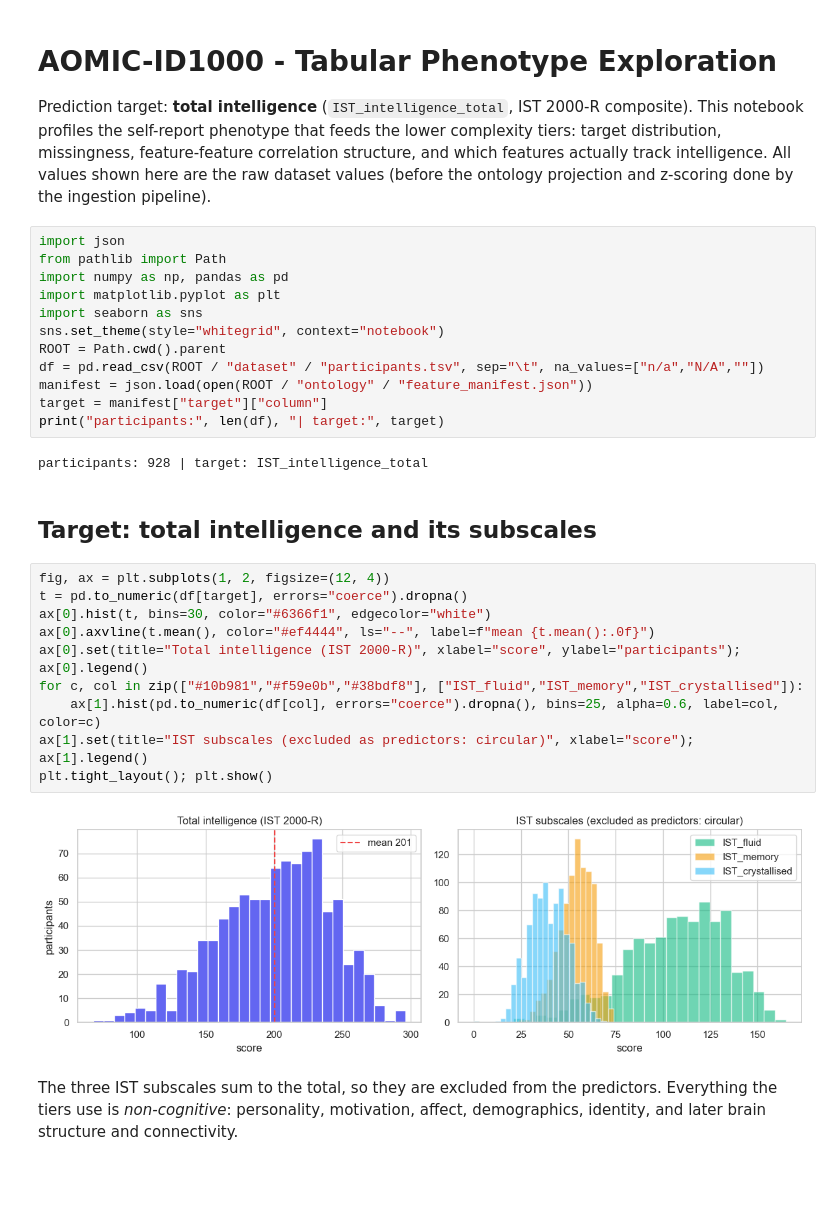
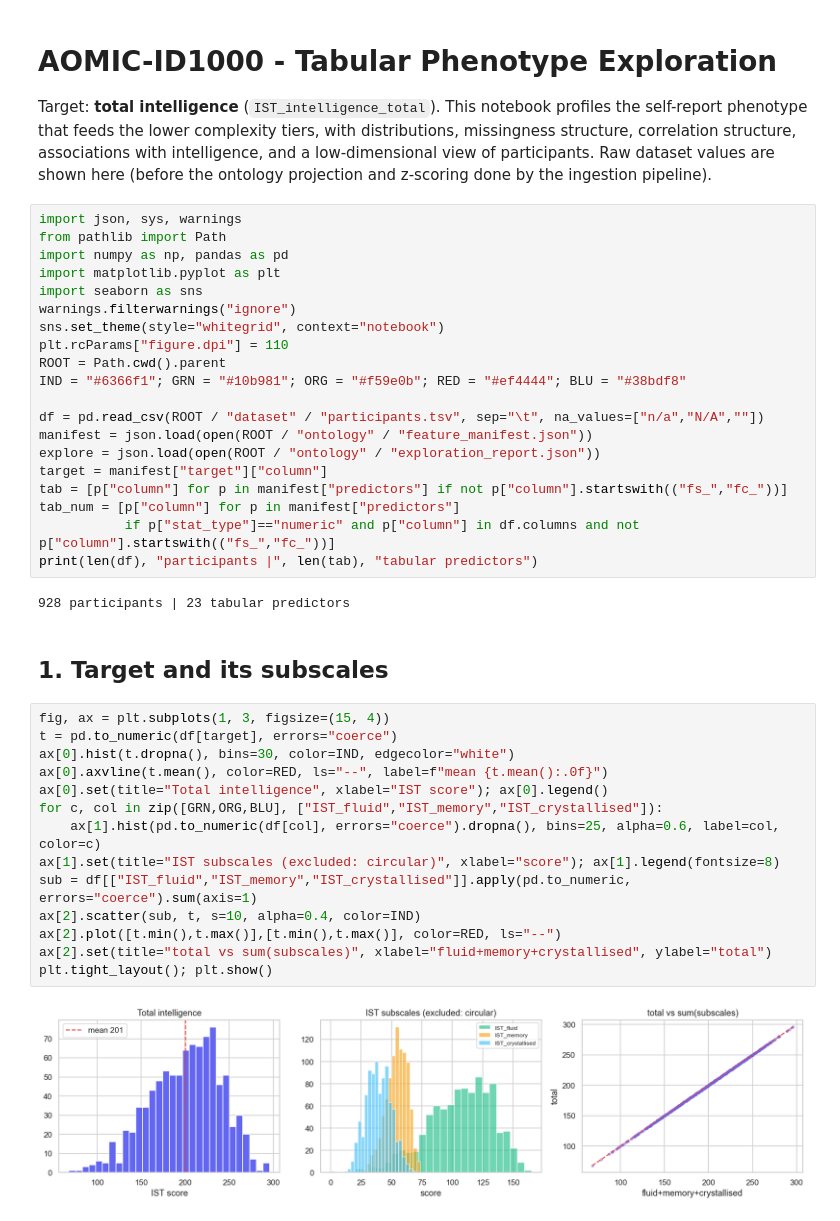
Before and after one commit to stvsever/multi_agent_decision_support_system, a Jupyter notebook: validation/datasets/AOMIC_ID1000/notebooks/01_tabular_data_exploration.ipynb, the cells around one changed output. Saved outputs shown, nothing was run; the diff lists cells and outputs as text; blank space fills up the shorter version.

```diff
--- a/validation/datasets/AOMIC_ID1000/notebooks/01_tabular_data_exploration.ipynb
+++ b/validation/datasets/AOMIC_ID1000/notebooks/01_tabular_data_exploration.ipynb
@@ -1,41 +1,49 @@
 # %% [markdown]
 # AOMIC-ID1000 - Tabular Phenotype Exploration
 
-Prediction target: **total intelligence** (`IST_intelligence_total`, IST 2000-R composite).
-This notebook profiles the self-report phenotype that feeds the lower complexity tiers:
-target distribution, missingness, feature-feature correlation structure, and which
-features actually track intelligence. All values shown here are the raw dataset values
-(before the ontology projection and z-scoring done by the ingestion pipeline).
+Target: **total intelligence** (`IST_intelligence_total`). This notebook profiles the
+self-report phenotype that feeds the lower complexity tiers, with distributions,
+missingness structure, correlation structure, associations with intelligence, and a
+low-dimensional view of participants. Raw dataset values are shown here (before the
+ontology projection and z-scoring done by the ingestion pipeline).
 # %%
-import json
+import json, sys, warnings
 from pathlib import Path
 import numpy as np, pandas as pd
 import matplotlib.pyplot as plt
 import seaborn as sns
+warnings.filterwarnings("ignore")
 sns.set_theme(style="whitegrid", context="notebook")
+plt.rcParams["figure.dpi"] = 110
 ROOT = Path.cwd().parent
+IND = "#6366f1"; GRN = "#10b981"; ORG = "#f59e0b"; RED = "#ef4444"; BLU = "#38bdf8"
+
 df = pd.read_csv(ROOT / "dataset" / "participants.tsv", sep="\t", na_values=["n/a","N/A",""])
 manifest = json.load(open(ROOT / "ontology" / "feature_manifest.json"))
+explore = json.load(open(ROOT / "ontology" / "exploration_report.json"))
 target = manifest["target"]["column"]
-print("participants:", len(df), "| target:", target)
+tab = [p["column"] for p in manifest["predictors"] if not p["column"].startswith(("fs_","fc_"))]
+tab_num = [p["column"] for p in manifest["predictors"]
+           if p["stat_type"]=="numeric" and p["column"] in df.columns and not p["column"].startswith(("fs_","fc_"))]
+print(len(df), "participants |", len(tab), "tabular predictors")
 # %% [output]
-participants: 928 | target: IST_intelligence_total
+928 participants | 23 tabular predictors
 # %% [markdown]
-## Target: total intelligence and its subscales
+## 1. Target and its subscales
 # %%
-fig, ax = plt.subplots(1, 2, figsize=(12, 4))
-t = pd.to_numeric(df[target], errors="coerce").dropna()
-ax[0].hist(t, bins=30, color="#6366f1", edgecolor="white")
-ax[0].axvline(t.mean(), color="#ef4444", ls="--", label=f"mean {t.mean():.0f}")
-ax[0].set(title="Total intelligence (IST 2000-R)", xlabel="score", ylabel="participants"); ax[0].legend()
-for c, col in zip(["#10b981","#f59e0b","#38bdf8"], ["IST_fluid","IST_memory","IST_crystallised"]):
+fig, ax = plt.subplots(1, 3, figsize=(15, 4))
+t = pd.to_numeric(df[target], errors="coerce")
+ax[0].hist(t.dropna(), bins=30, color=IND, edgecolor="white")
+ax[0].axvline(t.mean(), color=RED, ls="--", label=f"mean {t.mean():.0f}")
+ax[0].set(title="Total intelligence", xlabel="IST score"); ax[0].legend()
+for c, col in zip([GRN,ORG,BLU], ["IST_fluid","IST_memory","IST_crystallised"]):
     ax[1].hist(pd.to_numeric(df[col], errors="coerce").dropna(), bins=25, alpha=0.6, label=col, color=c)
-ax[1].set(title="IST subscales (excluded as predictors: circular)", xlabel="score"); ax[1].legend()
+ax[1].set(title="IST subscales (excluded: circular)", xlabel="score"); ax[1].legend(fontsize=8)
+sub = df[["IST_fluid","IST_memory","IST_crystallised"]].apply(pd.to_numeric, errors="coerce").sum(axis=1)
+ax[2].scatter(sub, t, s=10, alpha=0.4, color=IND)
+ax[2].plot([t.min(),t.max()],[t.min(),t.max()], color=RED, ls="--")
+ax[2].set(title="total vs sum(subscales)", xlabel="fluid+memory+crystallised", ylabel="total")
 plt.tight_layout(); plt.show()
 # %% [output]
-[figure, old version]
+[figure, new version]
-# %% [markdown]
-The three IST subscales sum to the total, so they are excluded from the predictors.
-Everything the tiers use is *non-cognitive*: personality, motivation, affect,
-demographics, identity, and later brain structure and connectivity.
 # %% [markdown]
```
Also changed, not shown: parts of 23 cells of this notebook, 12 other files.
